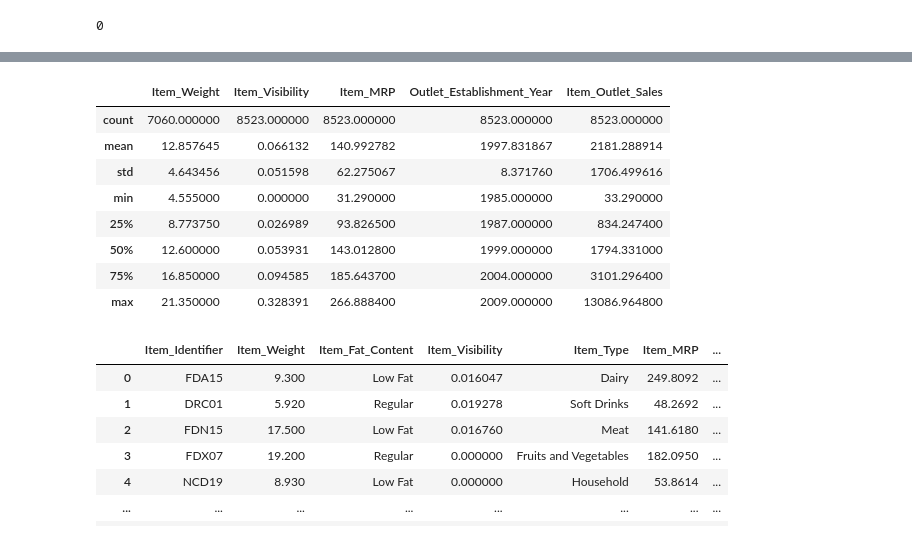
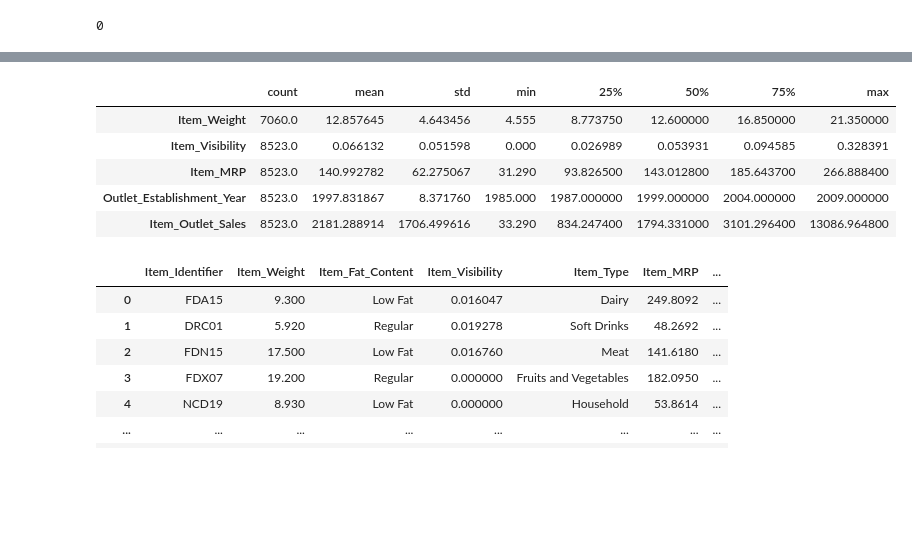
Before and after one commit to jpcanamaque/codingdojo-project, a Jupyter notebook: CodingDojo_Project_ML.ipynb, the cells around one changed output, grey strips where cells are left out. Saved outputs shown, nothing was run; the diff lists cells and outputs as text; code cells hidden in the pictures; blank space fills up the shorter version.

```diff
--- a/CodingDojo_Project_ML.ipynb
+++ b/CodingDojo_Project_ML.ipynb
@@ -208,18 +220,15 @@ memory usage: 799.2+ KB
 # %%
 # Doing some final check to all the columns in the dataframe by doing some
 # stat work
 
-sales_df.describe()
+sales_df.describe().T
 # %% [output]
-|  | Item_Weight | Item_Visibility | Item_MRP | Outlet_Establishment_Year | Item_Outlet_Sales |
-| count | 7060.000000 | 8523.000000 | 8523.000000 | 8523.000000 | 8523.000000 |
-| mean | 12.857645 | 0.066132 | 140.992782 | 1997.831867 | 2181.288914 |
-| std | 4.643456 | 0.051598 | 62.275067 | 8.371760 | 1706.499616 |
-| min | 4.555000 | 0.000000 | 31.290000 | 1985.000000 | 33.290000 |
-| 25% | 8.773750 | 0.026989 | 93.826500 | 1987.000000 | 834.247400 |
-| 50% | 12.600000 | 0.053931 | 143.012800 | 1999.000000 | 1794.331000 |
-| 75% | 16.850000 | 0.094585 | 185.643700 | 2004.000000 | 3101.296400 |
-| max | 21.350000 | 0.328391 | 266.888400 | 2009.000000 | 13086.964800 |
+|  | count | mean | std | min | 25% | 50% | 75% | max |
+| Item_Weight | 7060.0 | 12.857645 | 4.643456 | 4.555 | 8.773750 | 12.600000 | 16.850000 | 21.350000 |
+| Item_Visibility | 8523.0 | 0.066132 | 0.051598 | 0.000 | 0.026989 | 0.053931 | 0.094585 | 0.328391 |
+| Item_MRP | 8523.0 | 140.992782 | 62.275067 | 31.290 | 93.826500 | 143.012800 | 185.643700 | 266.888400 |
+| Outlet_Establishment_Year | 8523.0 | 1997.831867 | 8.371760 | 1985.000 | 1987.000000 | 1999.000000 | 2004.000000 | 2009.000000 |
+| Item_Outlet_Sales | 8523.0 | 2181.288914 | 1706.499616 | 33.290 | 834.247400 | 1794.331000 | 3101.296400 | 13086.964800 |
 # %%
 # Final view of the cleaned data
 
```
Also changed, not shown: parts of 29 cells of this notebook.
